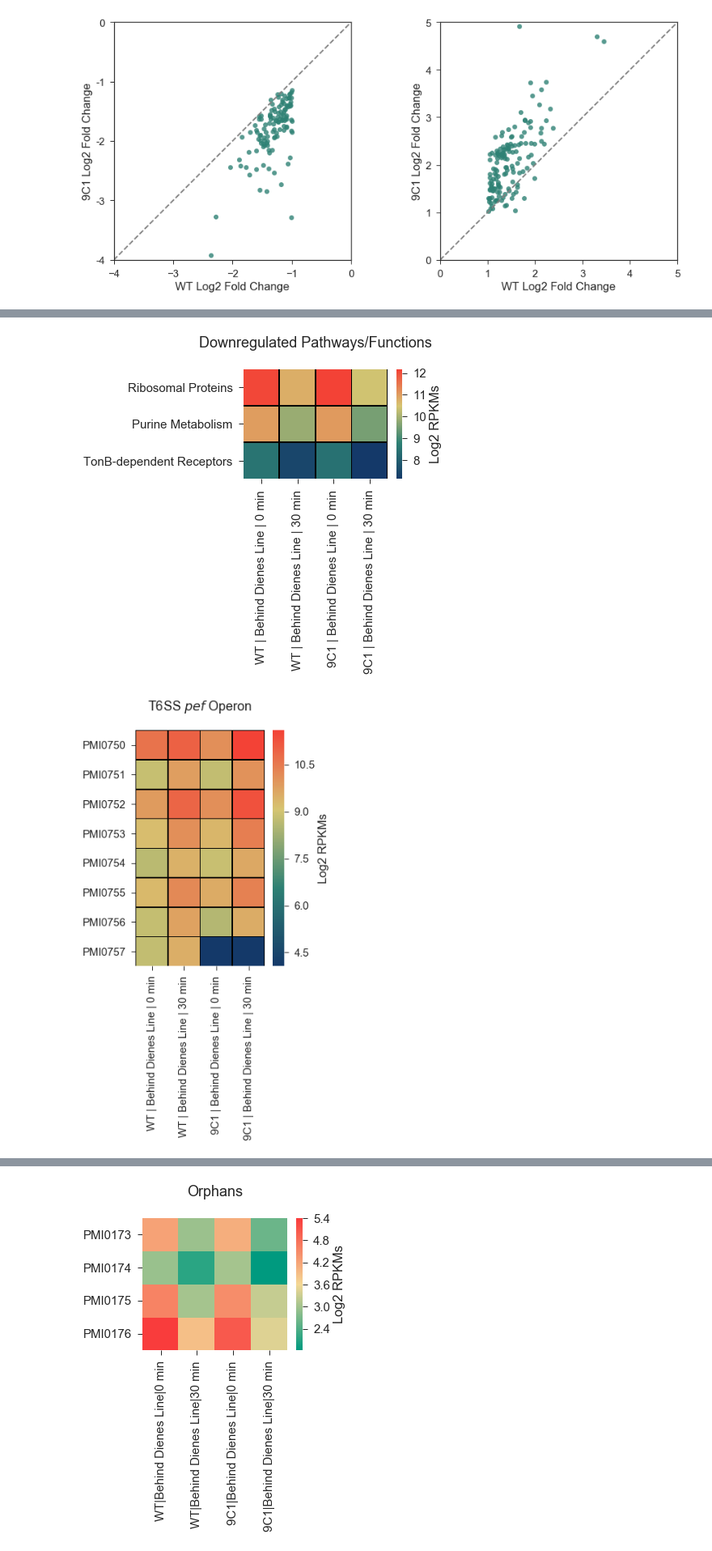
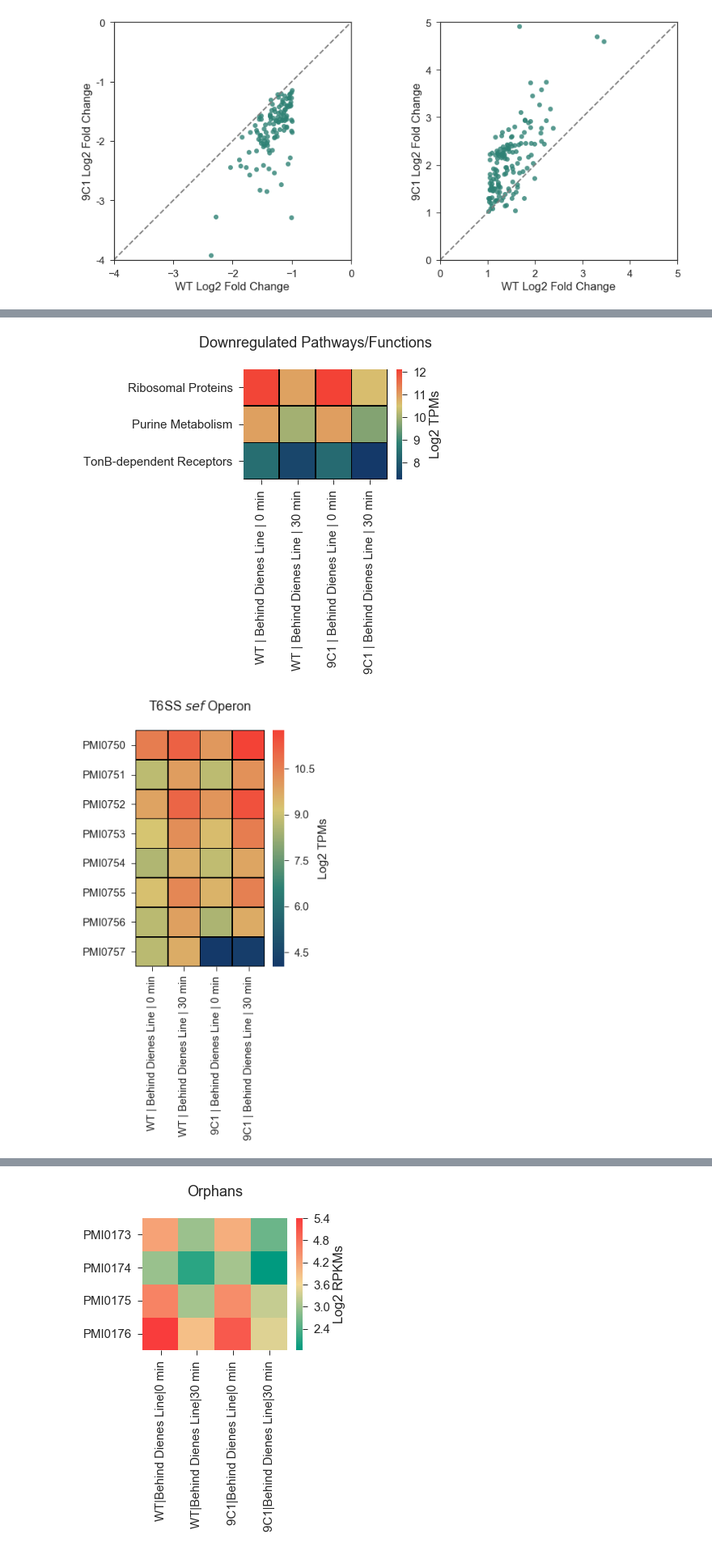
Before and after one commit to ASintsova/spatial_dynamics_of_gene_expression_in_response_to_T6SS_attack, a Jupyter notebook: lib/figure_6.ipynb, the cells around one changed output, grey strips where cells are left out. Shown at 81% size. Cells and saved outputs as stored; diff of their text form; code cells hidden in the pictures.

```diff
--- a/lib/figure_6.ipynb
+++ b/lib/figure_6.ipynb
@@ -25,7 +25,7 @@ count_file = config_dict['counts']['tpms_30']
 cnts = pd.read_csv(count_file, index_col=0)
 
 cnts_norm =  cnts.apply(vis.invnorm)
-info["samples"] = [samples[i] for i in info["case"]]
+info["samples"] = [case_to_name[i] for i in info["case"]]
 
 de_hi_side = "/Users/annasintsova/git_repos/spatial_dynamics_of_gene_expression_in_response_to_T6SS_attack/"\
            "tables/2018-06-28-wt-bh-0-30_edited.csv"
@@ -337,29 +173 @@ info
-# %%
-# given a list of genes and a list of cases return heatmap/df of mean for the list of genes given
-# also given is info and cnts
-def draw_heatmap_of_subset(gene_list, info, cnts, samples,
-                           my_cmap, fs=(4, 4), cases=["Case12", "Case7", "Case11", "Case8"],
-                           draw=True):
-    """
-    if draw is True returns figure, if False returns dataframe
-
-    """
-    dline_meta = meta[meta["case"].isin(cases)]
-    subset_rpkms = dline_meta.merge(rpkms.loc[df_index][dline_meta.index].T, left_index=True, right_index=True)
-    subset_means = {}
-    for gene in df_index:
-        subset_means[gene] = {}
-        for case in subset_rpkms["case"].unique():
-            m = round(subset_rpkms[subset_rpkms["case"] == case][gene].mean(), 2)
-            subset_means[gene][case] = m
-    t = pd.DataFrame(subset_means).T
-    t = t[cases]
-    t.rename(index=str, columns={c: samples[c] for c in t.columns}, inplace=True)
-    if draw:
-        fig = plt.figure(figsize=fs)
-        s = sns.heatmap(np.log2(t + 1), cmap=my_cmap, linewidths=0.5, linecolor='black',
-                        cbar_kws={'label': 'Log2 TPMs'})
-        s.set_title(title)
-        return fig
-    return t
 # %%
@@ -389,8 +195,7 @@ fig.savefig(os.path.join(figures_folder, "2018-07-02-proteus_rnaseq_figure_6c_i.
 # %%
-df = vis.join_subset_means(down, meta, rpkms, samples, my_cmap)
-fig = plt.figure(figsize=(4,2.5))
-s = sns.heatmap(np.log2(df+1),cmap = my_cmap,linewidths=0.5, linecolor='black', cbar_kws={'label': 'Log2 RPKMs'});
-s.set_title("Downregulated Pathways/Functions\n")
-fig.savefig(os.path.join(figures_folder, "2018-07-02-proteus_rnaseq_figure_6c_ii.png"), dpi=300, bbox_inches="tight")
+fig = vis.join_subset_means(down, cnts, info, names = case_to_name,
+                            cases=["Case12", "Case7", "Case11", "Case8"], draw=True, fs=(4,2.5), my_cmap=my_cmap)
+plt.title("Downregulated Pathways/Functions\n");
+fig.savefig(os.path.join(figures_dir, "Figure_6c_ii.png"), dpi=300, bbox_inches="tight")
 # %% [output]
-[figure, old version]
+[figure, new version]
@@ -397,10 +204,10 @@ fig.savefig(os.path.join(figures_folder, "2018-07-02-proteus_rnaseq_figure_6c_ii
 # %%
-fig = vis.draw_heatmap_of_subset(pef, meta, "T6SS $\itpef$ Operon\n",
-                          rpkms, samples, my_cmap, (4,6))
-#plt.title("T6SS $\itsef$ Operon\n")
-fig.savefig(os.path.join(figures_folder, "2018-07-02-proteus_rnaseq_figure_6d_i.png"), dpi=300, bbox_inches="tight")
+fig, _ = draw_heatmap_of_subset(cnts, info,  pef, subset_name="T6SS $\itpef$ Operon\n",
+                          draw=True, fs=(4,6))
+plt.title("T6SS $\itsef$ Operon\n")
+fig.savefig(os.path.join(figures_dir, "Figure_6d_i.png"), dpi=300, bbox_inches="tight")
 # %% [output]
-[figure, old version]
+[figure, new version]
 # %%
 fig = vis.draw_heatmap_of_subset(t6ss_operon_1, meta, "T6SS $\itsef$ Operon\n",
                           rpkms, samples, my_cmap, (4,4))
```
Also changed, not shown: parts of 19 cells of this notebook, 4 other files.
